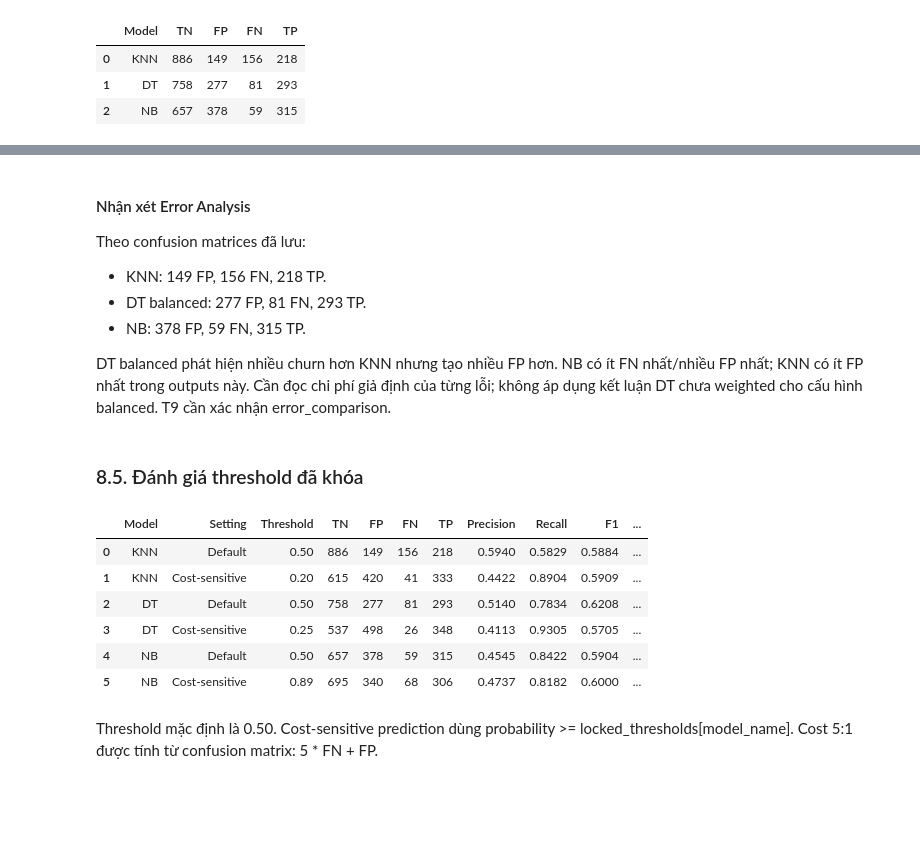
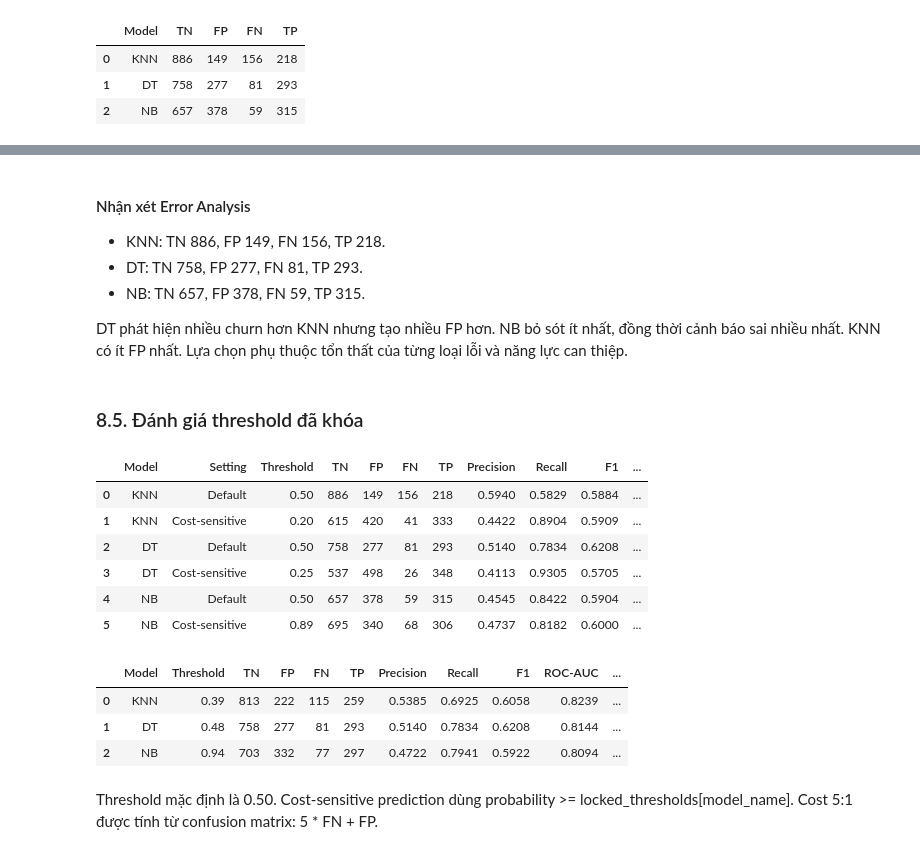
Before and after one commit to huynhthu214/Telco-Churn-DM, a Jupyter notebook: notebook/02_Modeling_Models.ipynb, the cells around one changed output, grey strips where cells are left out. Saved outputs shown, nothing was run; the diff lists cells and outputs as text; code cells hidden in the pictures; blank space fills up the shorter version.

Commit message:
Cập nhật file Modeling từ nhánh nmt

```diff
--- a/notebook/02_Modeling_Models.ipynb
+++ b/notebook/02_Modeling_Models.ipynb
@@ -88,7 +89,11 @@ Mỗi model là Pipeline preprocessor → clf: preprocessing chỉ fit training
 chỉ transform validation fold. Pipeline tốt nhất được refit trên toàn training
 và nhận X_test_raw để đánh giá. Test không tham gia fit/tuning/CV/threshold selection.
 # %%
-DATA_DIR = Path("../data") if Path("../data/X_train_processed.npy").is_file() else Path("data")
+PROJECT_ROOT = next((base for base in [Path.cwd(), *Path.cwd().parents]
+                     if (base / "data/X_train_processed.npy").is_file()), None)
+if PROJECT_ROOT is None:
+    raise FileNotFoundError("Không tìm thấy thư mục data từ working directory hoặc các thư mục cha.")
+DATA_DIR = PROJECT_ROOT / "data"
 
 X_train = np.load(DATA_DIR / "X_train_processed.npy")
 X_test = np.load(DATA_DIR / "X_test_processed.npy")
@@ -734,7 +739,7 @@ dt_pipeline = Pipeline([
 
 param_grid_dt = {
     "clf__criterion": ["gini", "entropy"],
-    "clf__max_depth": [3, 5, 7, 10, None],
+    "clf__max_depth": [2, 3, 4, 5, 7, 10, None],
     "clf__min_samples_split": [2, 5, 10],
     "clf__min_samples_leaf": [1, 5, 10],
     "clf__class_weight": [None, "balanced"]
@@ -1242,4 +1238,13 @@ net_benefit_summary = pd.DataFrame([
 ])
 
 net_benefit_summary
+
+# Khóa riêng chính sách Net Benefit trước khi đọc test predictions.
+locked_net_benefit_thresholds = {
+    "KNN": float(nb_knn_best["Threshold"]),
+    "DT": float(nb_dt_best["Threshold"]),
+    "NB": float(nb_nb_best["Threshold"])
+}
+print("Locked OOF Net Benefit thresholds:", locked_net_benefit_thresholds)
+display(net_benefit_summary)
 # %% [output]
@@ -1727,42 +1742,65 @@ display(error_comparison)
 # %% [markdown]
 #### Nhận xét Error Analysis
 
-Theo confusion matrices đã lưu:
+- KNN: TN 886, FP 149, FN 156, TP 218.
+- DT: TN 758, FP 277, FN 81, TP 293.
+- NB: TN 657, FP 378, FN 59, TP 315.
 
-- KNN: 149 FP, 156 FN, 218 TP.
-- DT balanced: 277 FP, 81 FN, 293 TP.
-- NB: 378 FP, 59 FN, 315 TP.
-
-DT balanced phát hiện nhiều churn hơn KNN nhưng tạo nhiều FP hơn. NB có ít FN
-nhất/nhiều FP nhất; KNN có ít FP nhất trong outputs này. Cần đọc chi phí giả định
-của từng lỗi; không áp dụng kết luận DT chưa weighted cho cấu hình balanced.
-T9 cần xác nhận error_comparison.
+DT phát hiện nhiều churn hơn KNN nhưng tạo nhiều FP hơn. NB bỏ sót ít nhất, đồng thời cảnh báo sai nhiều nhất. KNN có ít FP nhất. Lựa chọn phụ thuộc tổn thất của từng loại lỗi và năng lực can thiệp.
 # %% [markdown]
 ### 8.5. Đánh giá threshold đã khóa
 # %%
 threshold_test_rows = []
 for model_name, probabilities in test_probabilities.items():
     auc = roc_auc_score(y_test, probabilities)
     for setting, threshold in [
         ("Default", 0.50), ("Cost-sensitive", locked_thresholds[model_name])
     ]:
         threshold_test_rows.append({
             "Model": model_name, "Setting": setting,
             **metrics_at_threshold(
                 y_test, probabilities, threshold, cost_fn_test, cost_fp_test
             ),
             "ROC-AUC": auc
         })
 default_vs_cost = pd.DataFrame(threshold_test_rows)
 display(default_vs_cost.round(4))
+
+# Đánh giá một lần các chính sách đã khóa; không tìm ngưỡng trên test.
+net_benefit_test_rows = []
+for model_name, probabilities in test_probabilities.items():
+    metrics = metrics_at_threshold(
+        y_test, probabilities, locked_net_benefit_thresholds[model_name],
+        cost_fn=2, cost_fp=1
+    )
+    primary_cost = metrics.pop("Total Cost")
+    net_benefit = (
+        SAVED_CUSTOMER_VALUE * RETENTION_SUCCESS_RATE * metrics["TP"]
+        - RETENTION_COST * (metrics["TP"] + metrics["FP"])
+    )
+    assert np.isclose(net_benefit, 20 * np.sum(np.asarray(y_test) == 1) - 10 * primary_cost)
+    net_benefit_test_rows.append({
+        "Model": model_name, **metrics,
+        "ROC-AUC": roc_auc_score(y_test, probabilities),
+        "Net Benefit (money units)": net_benefit,
+        "Cost 2FN+FP (relative units)": primary_cost,
+        "Opportunity Cost 20FN+10FP (money units)": 10 * primary_cost,
+        "Sensitivity Cost 5FN+FP (relative units)": 5 * metrics["FN"] + metrics["FP"]
+    })
+locked_net_benefit_test = pd.DataFrame(net_benefit_test_rows)
+display(locked_net_benefit_test.round(4))
 # %% [output]
 |  | Model | Setting | Threshold | TN | FP | FN | TP | Precision | Recall | F1 | ... |
 | 0 | KNN | Default | 0.50 | 886 | 149 | 156 | 218 | 0.5940 | 0.5829 | 0.5884 | ... |
 | 1 | KNN | Cost-sensitive | 0.20 | 615 | 420 | 41 | 333 | 0.4422 | 0.8904 | 0.5909 | ... |
 | 2 | DT | Default | 0.50 | 758 | 277 | 81 | 293 | 0.5140 | 0.7834 | 0.6208 | ... |
 | 3 | DT | Cost-sensitive | 0.25 | 537 | 498 | 26 | 348 | 0.4113 | 0.9305 | 0.5705 | ... |
 | 4 | NB | Default | 0.50 | 657 | 378 | 59 | 315 | 0.4545 | 0.8422 | 0.5904 | ... |
 | 5 | NB | Cost-sensitive | 0.89 | 695 | 340 | 68 | 306 | 0.4737 | 0.8182 | 0.6000 | ... |
+|  | Model | Threshold | TN | FP | FN | TP | Precision | Recall | F1 | ROC-AUC | ... |
+| 0 | KNN | 0.39 | 813 | 222 | 115 | 259 | 0.5385 | 0.6925 | 0.6058 | 0.8239 | ... |
+| 1 | DT | 0.48 | 758 | 277 | 81 | 293 | 0.5140 | 0.7834 | 0.6208 | 0.8144 | ... |
+| 2 | NB | 0.94 | 703 | 332 | 77 | 297 | 0.4722 | 0.7941 | 0.5922 | 0.8094 | ... |
 # %% [markdown]
 Threshold mặc định là 0.50. Cost-sensitive prediction dùng probability >=
 locked_thresholds[model_name]. Cost 5:1 được tính từ confusion matrix: 5 * FN + FP.
```
Also changed, not shown: parts of 39 cells of this notebook, 6 other files.
